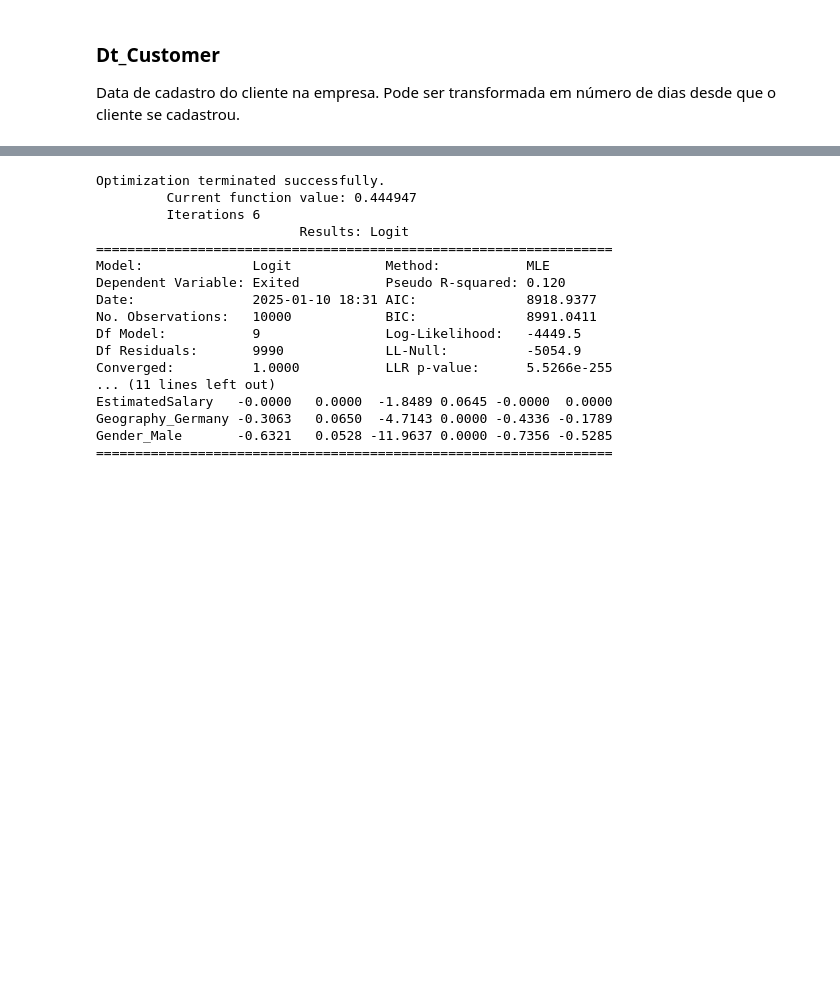
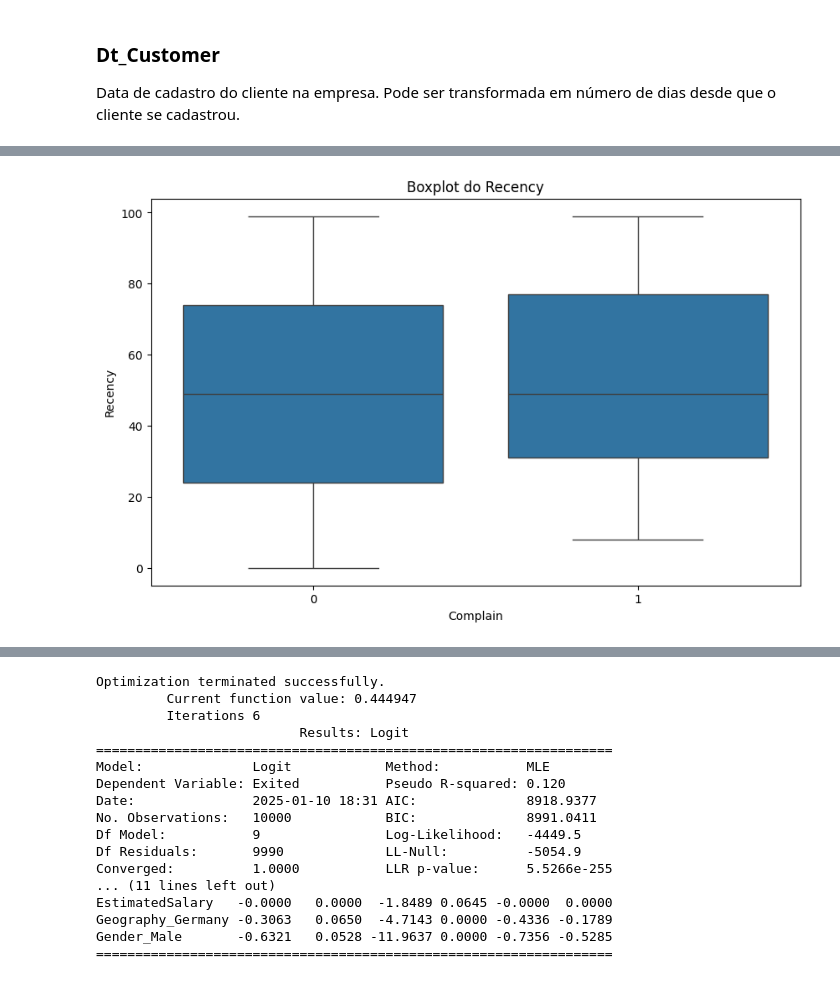
Before and after one commit to fernandosola/202501_aedi_as, a Jupyter notebook: notebooks/analises.ipynb, the cells around one changed output, grey strips where cells are left out. Drawn from its saved outputs; the diff is of its cells as text; code cells hidden in the pictures; blank space fills up the shorter version.

```diff
--- a/notebooks/analises.ipynb
+++ b/notebooks/analises.ipynb
@@ -1043,6 +536,0 @@ Para garantir que o cálculo do VIF não seja afetado pela magnitude das variáv
-# %%
-cols = ['Geography_Spain']
-df.drop(columns=cols, errors='ignore', inplace=True)
-X.drop(columns=cols, errors='ignore', inplace=True)
-X_train.drop(columns=cols, errors='ignore', inplace=True)
-X_test.drop(columns=cols, errors='ignore', inplace=True)
@@ -1050,0 +537,2 @@ X_test.drop(columns=cols, errors='ignore', inplace=True)
+# %%
+df.drop(columns=['Dt_Customer'], inplace=True, errors='ignore')
@@ -1050,0 +573,7 @@ X_test.drop(columns=cols, errors='ignore', inplace=True)
+# %%
+plt.figure(figsize=(10,6))
+sns.boxplot(y='Recency', x='Complain', data=df)
+plt.title('Boxplot do Recency')
+plt.show()
+# %% [output]
+[figure, added]
```
Also changed, not shown: parts of 83 cells of this notebook.
